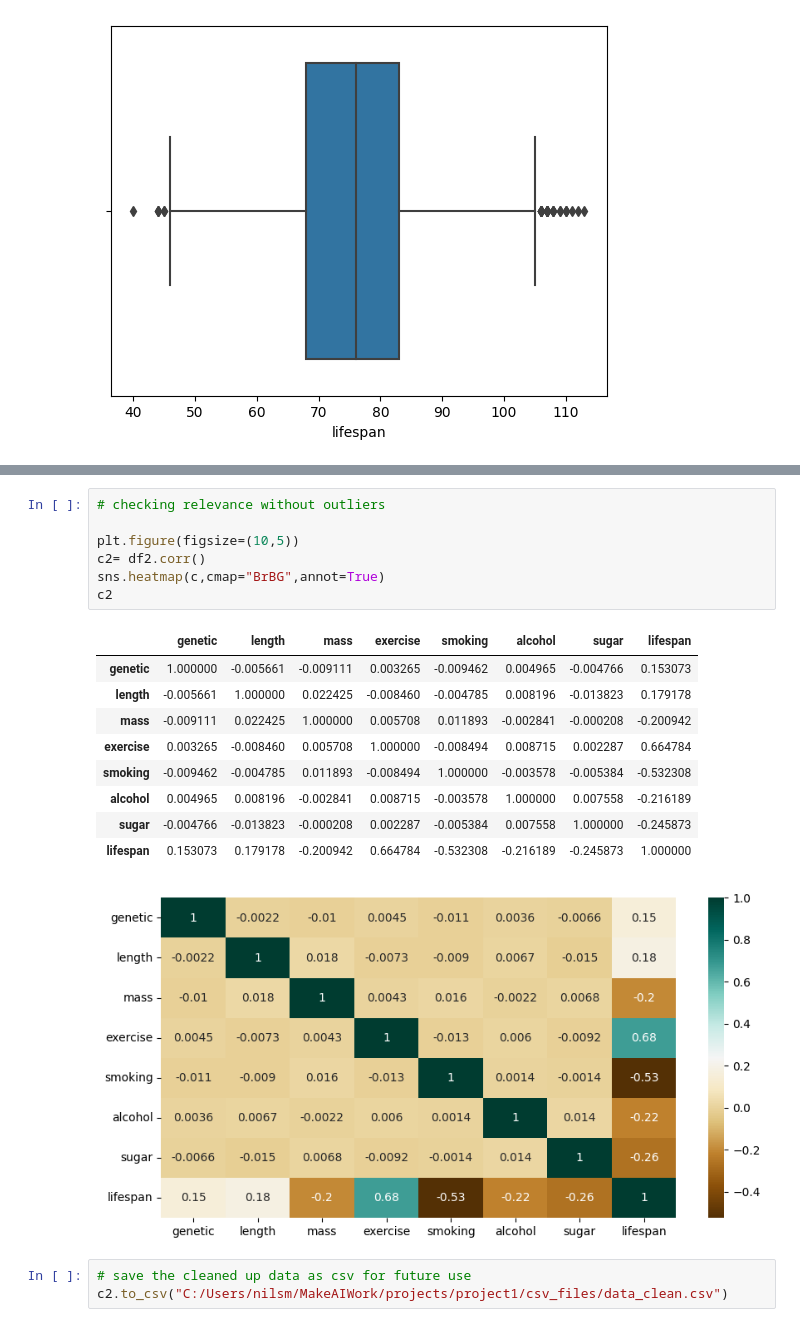
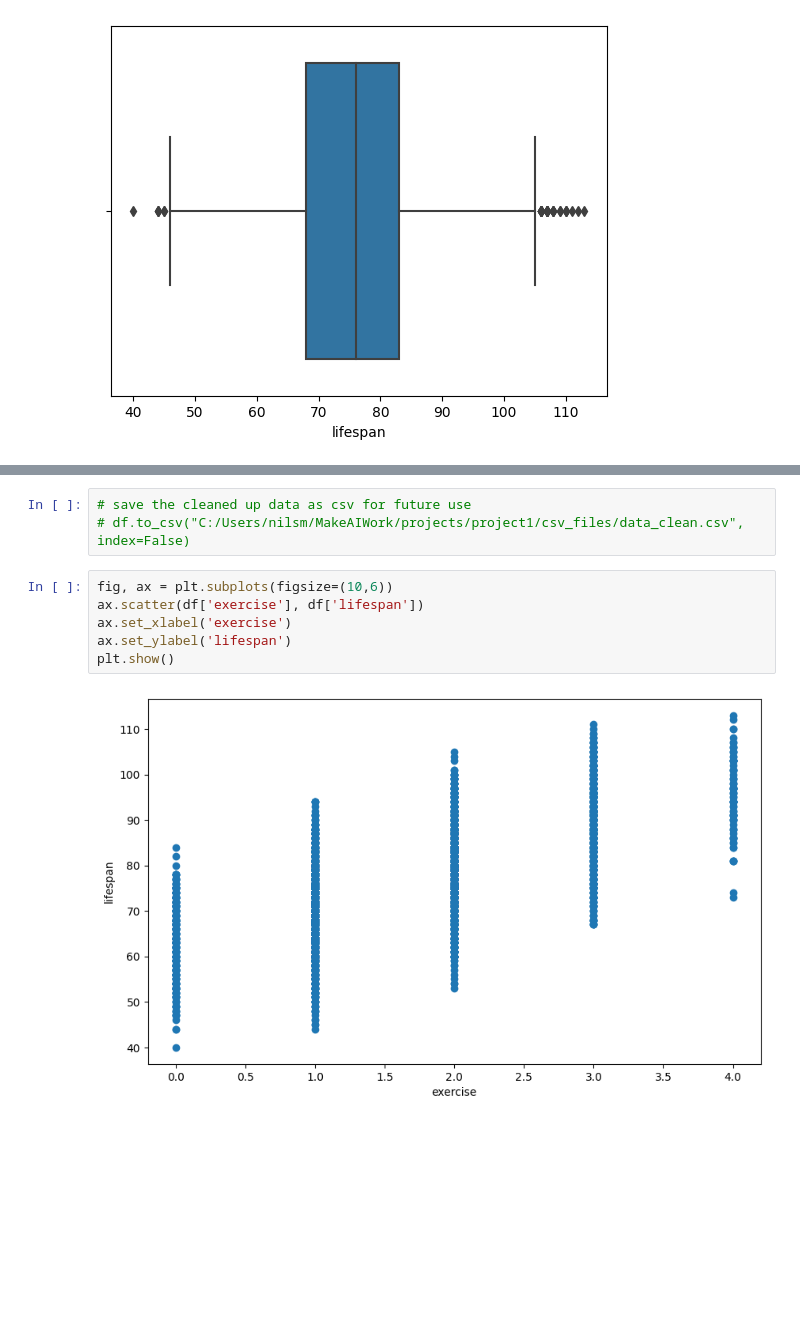
Before and after one commit to Nils1993/MakeAIWork, a Jupyter notebook: projects/project1/notebooks/transforming_data.ipynb, the cells around one changed output, grey strips where cells are left out. Saved outputs shown, nothing was run; the diff lists cells and outputs as text; blank space fills up the shorter version.

Commit message:
update_data

```diff
--- a/projects/project1/notebooks/transforming_data.ipynb
+++ b/projects/project1/notebooks/transforming_data.ipynb
@@ -150,21 +142,11 @@ df2.describe()
-# %%
-# checking relevance without outliers
-
-plt.figure(figsize=(10,5))
-c2= df2.corr()
-sns.heatmap(c,cmap="BrBG",annot=True)
-c2
-# %% [output]
-|  | genetic | length | mass | exercise | smoking | alcohol | sugar | lifespan |
-| genetic | 1.000000 | -0.005661 | -0.009111 | 0.003265 | -0.009462 | 0.004965 | -0.004766 | 0.153073 |
-| length | -0.005661 | 1.000000 | 0.022425 | -0.008460 | -0.004785 | 0.008196 | -0.013823 | 0.179178 |
-| mass | -0.009111 | 0.022425 | 1.000000 | 0.005708 | 0.011893 | -0.002841 | -0.000208 | -0.200942 |
-| exercise | 0.003265 | -0.008460 | 0.005708 | 1.000000 | -0.008494 | 0.008715 | 0.002287 | 0.664784 |
-| smoking | -0.009462 | -0.004785 | 0.011893 | -0.008494 | 1.000000 | -0.003578 | -0.005384 | -0.532308 |
-| alcohol | 0.004965 | 0.008196 | -0.002841 | 0.008715 | -0.003578 | 1.000000 | 0.007558 | -0.216189 |
-| sugar | -0.004766 | -0.013823 | -0.000208 | 0.002287 | -0.005384 | 0.007558 | 1.000000 | -0.245873 |
-| lifespan | 0.153073 | 0.179178 | -0.200942 | 0.664784 | -0.532308 | -0.216189 | -0.245873 | 1.000000 |
-[figure, removed]
 # %%
 # save the cleaned up data as csv for future use
-c2.to_csv("C:/Users/nilsm/MakeAIWork/projects/project1/csv_files/data_clean.csv")
+# df.to_csv("C:/Users/nilsm/MakeAIWork/projects/project1/csv_files/data_clean.csv", index=False)
+# %%
+fig, ax = plt.subplots(figsize=(10,6))
+ax.scatter(df['exercise'], df['lifespan'])
+ax.set_xlabel('exercise')
+ax.set_ylabel('lifespan')
+plt.show()
+# %% [output]
+[figure, added]
```
Also changed, not shown: parts of 9 cells of this notebook, 2 other files.
